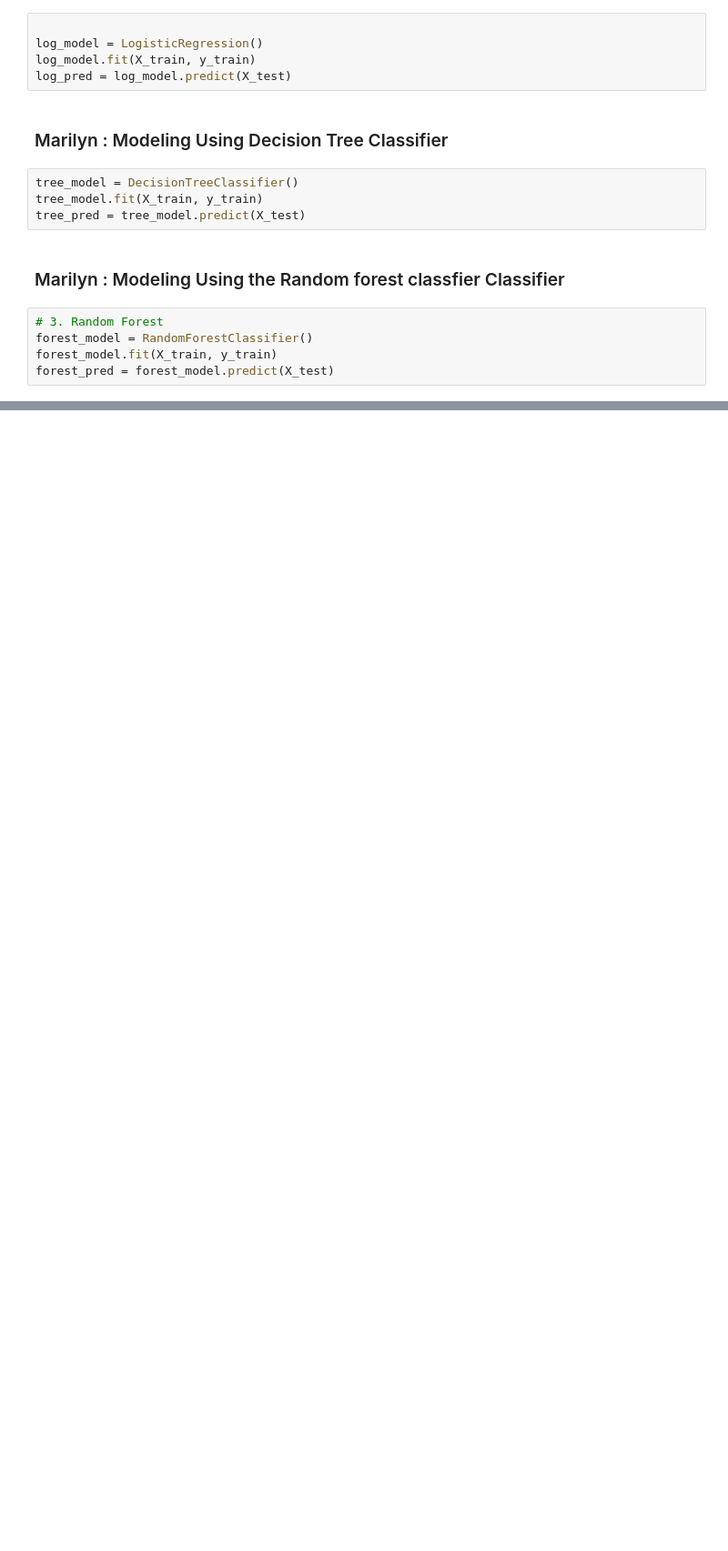
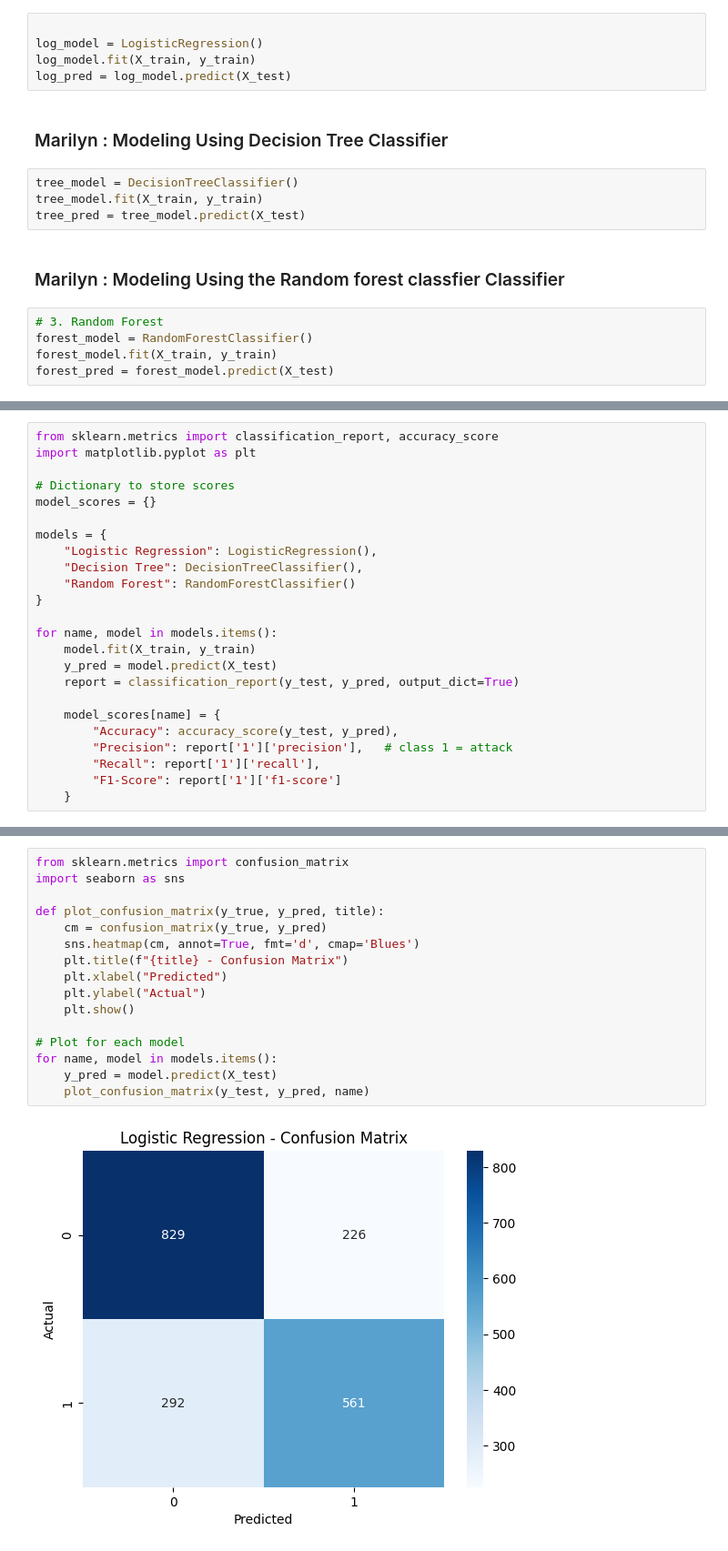
Before and after one commit to MarilynMaika/DSA2040A_DataMining_Group4, a Jupyter notebook: 3_data_mining.ipynb, the cells around one changed output, grey strips where cells are left out. Shown at 91% size. Saved outputs shown, nothing was run; the diff lists cells and outputs as text; blank space fills up the shorter version.

```diff
--- a/3_data_mining.ipynb
+++ b/3_data_mining.ipynb
@@ -144,0 +173,24 @@ forest_pred = forest_model.predict(X_test)
+# %%
+from sklearn.metrics import classification_report, accuracy_score
+import matplotlib.pyplot as plt
+
+# Dictionary to store scores
+model_scores = {}
+
+models = {
+    "Logistic Regression": LogisticRegression(),
+    "Decision Tree": DecisionTreeClassifier(),
+    "Random Forest": RandomForestClassifier()
+}
+
+for name, model in models.items():
+    model.fit(X_train, y_train)
+    y_pred = model.predict(X_test)
+    report = classification_report(y_test, y_pred, output_dict=True)
+
+    model_scores[name] = {
+        "Accuracy": accuracy_score(y_test, y_pred),
+        "Precision": report['1']['precision'],   # class 1 = attack
+        "Recall": report['1']['recall'],
+        "F1-Score": report['1']['f1-score']
+    }
@@ -144,0 +225,18 @@ forest_pred = forest_model.predict(X_test)
+# %%
+from sklearn.metrics import confusion_matrix
+import seaborn as sns
+
+def plot_confusion_matrix(y_true, y_pred, title):
+    cm = confusion_matrix(y_true, y_pred)
+    sns.heatmap(cm, annot=True, fmt='d', cmap='Blues')
+    plt.title(f"{title} - Confusion Matrix")
+    plt.xlabel("Predicted")
+    plt.ylabel("Actual")
+    plt.show()
+
+# Plot for each model
+for name, model in models.items():
+    y_pred = model.predict(X_test)
+    plot_confusion_matrix(y_test, y_pred, name)
+# %% [output]
+[figure, added]
```
Also changed, not shown: parts of 9 cells of this notebook.
